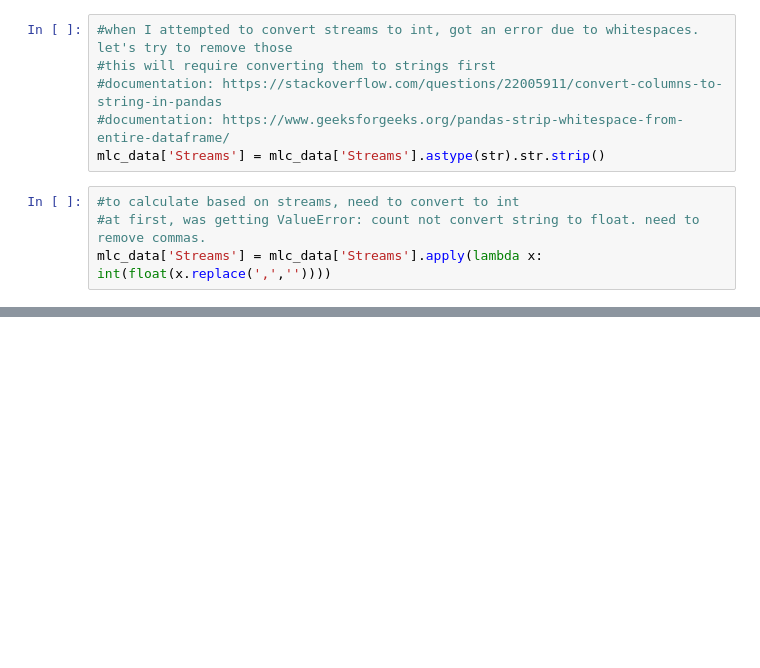
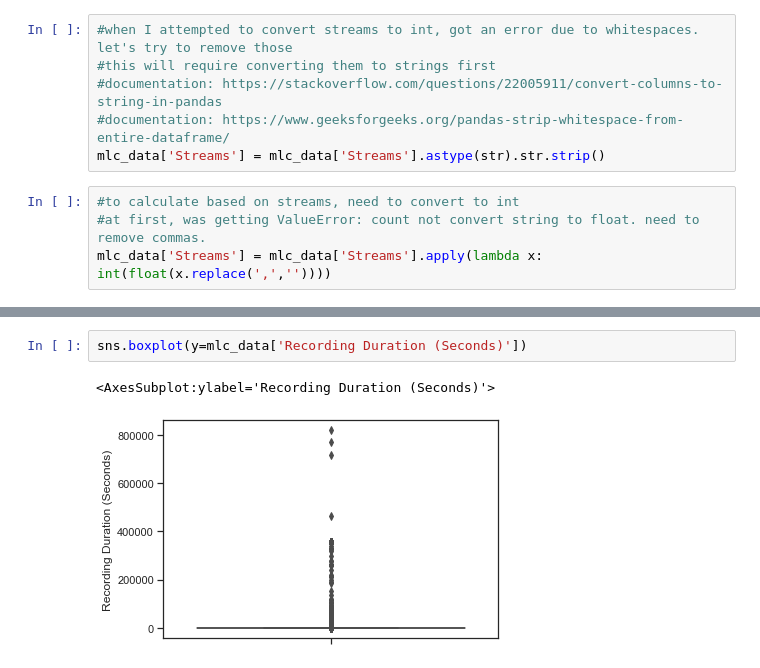
Before and after one commit to NSS-Data-Analytics-Cohort-6/mlc-project-pythons-on-a-plane, a Jupyter notebook: notebooks/mlc_streaming_data.ipynb, the cells around one changed output, grey strips where cells are left out. Cells and saved outputs as stored; diff of their text form; blank space fills up the shorter version.

```diff
--- a/notebooks/mlc_streaming_data.ipynb
+++ b/notebooks/mlc_streaming_data.ipynb
@@ -73,0 +177,5 @@ SyntaxError: invalid syntax (3175268450.py, line 7)
+# %%
+sns.boxplot(y=mlc_data['Recording Duration (Seconds)'])
+# %% [output]
+<AxesSubplot:ylabel='Recording Duration (Seconds)'>
+[figure, added]
```
Also changed, not shown: parts of 12 cells of this notebook.
